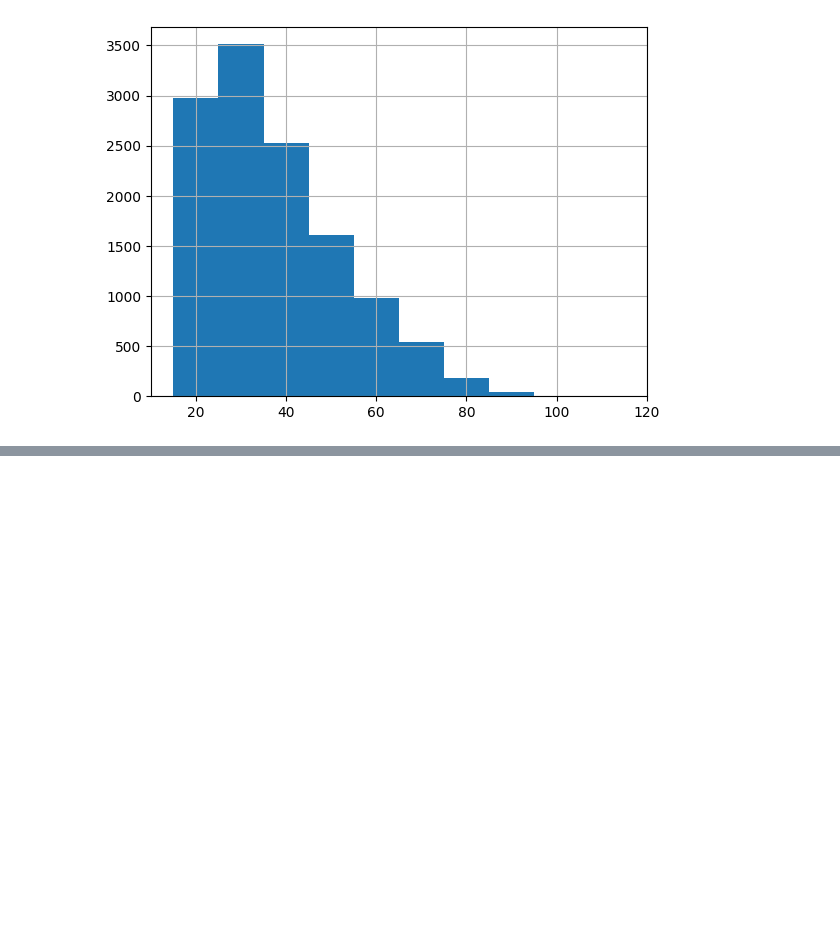
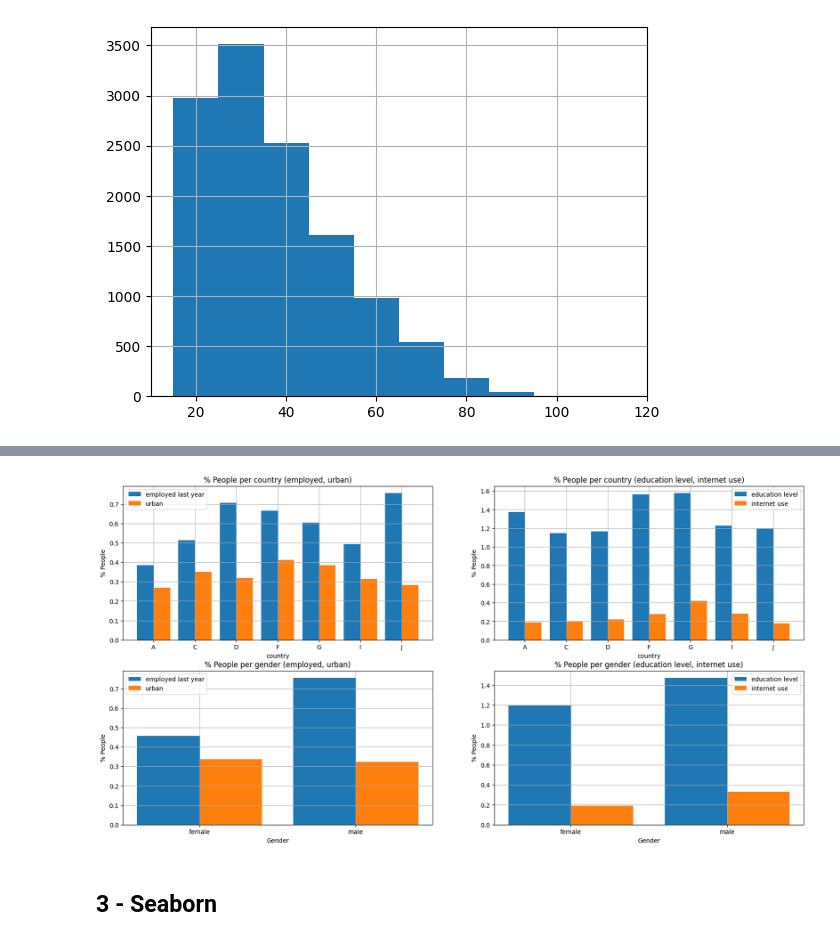
Before and after one commit to jsemeano/IMK_Python_Workshop, a Jupyter notebook: Tag_2/2_Visualisierung.ipynb, the cells around one changed output, grey strips where cells are left out. Cells and saved outputs as stored; diff of their text form; code cells hidden in the pictures; blank space fills up the shorter version.

```diff
--- a/Tag_2/2_Visualisierung.ipynb
+++ b/Tag_2/2_Visualisierung.ipynb
@@ -57,0 +77,57 @@ df.groupby('religion')[['is_urban', 	'employed_last_year']].mean().T.plot()
+# %%
+fig, axs = plt.subplots(2,2,figsize=(20,10))
+
+X_axis = np.arange(len(df.groupby('country')[['is_urban', 	'employed_last_year']].sum().index))
+
+with plt.style.context('grayscale'):
+
+    axs[0][0].bar(X_axis-0.2, df.groupby('country')['employed_last_year'].mean(), 0.4, label='employed last year');
+    axs[0][0].bar(X_axis+0.2, df.groupby('country')['is_urban'].mean(), 0.4, label='urban');
+
+    axs[0][0].set_xticks(X_axis, df.groupby('country')[['is_urban', 	'employed_last_year']].sum().index)
+    axs[0][0].set_xlabel("country")
+    axs[0][0].set_ylabel("% People")
+    axs[0][0].legend()
+    axs[0][0].grid()
+    axs[0][0].set_title("% People per country (employed, urban)") ;
+
+
+    axs[0][1].bar(X_axis-0.2, df.groupby('country')['education_level'].mean(), 0.4, label='education level');
+    axs[0][1].bar(X_axis+0.2, df.groupby('country')['can_use_internet'].mean(), 0.4, label='internet use');
+
+    axs[0][1].set_xticks(X_axis, df.groupby('country')[['is_urban', 	'employed_last_year']].sum().index)
+    axs[0][1].set_xlabel("country")
+    axs[0][1].set_ylabel("% People")
+    axs[0][1].legend()
+    axs[0][1].grid()
+    axs[0][1].set_title("% People per country (education level, internet use)") ;
+
+
+    X_axis = np.arange(len(df.groupby('gender')[['is_urban', 	'employed_last_year']].sum().index))
+
+    axs[1][0].bar(X_axis-0.2, df.groupby('gender')['employed_last_year'].mean(), 0.4, label='employed last year');
+    axs[1][0].bar(X_axis+0.2, df.groupby('gender')['is_urban'].mean(), 0.4, label='urban');
+
+    axs[1][0].set_xticks(X_axis, df.groupby('gender')[['is_urban', 	'employed_last_year']].sum().index)
+    axs[1][0].set_xlabel("Gender")
+    axs[1][0].set_ylabel("% People")
+    axs[1][0].legend()
+    axs[1][0].grid()
+    axs[1][0].set_title("% People per gender (employed, urban)") ;
+
+
+    axs[1][1].bar(X_axis-0.2, df.groupby('gender')['education_level'].mean(), 0.4, label='education level');
+    axs[1][1].bar(X_axis+0.2, df.groupby('gender')['can_use_internet'].mean(), 0.4, label='internet use');
+
+    axs[1][1].set_xticks(X_axis, df.groupby('gender')[['is_urban', 	'employed_last_year']].sum().index)
+    axs[1][1].set_xlabel("Gender")
+    axs[1][1].set_ylabel("% People")
+    axs[1][1].legend()
+    axs[1][1].grid()
+    axs[1][1].set_title("% People per gender (education level, internet use)") ;
+
+    plt.savefig('% people breakdowns.jpg')
+# %% [output]
+[figure, added]
+# %% [markdown]
+## 3 - Seaborn
```
Also changed, not shown: parts of 21 cells of this notebook.
